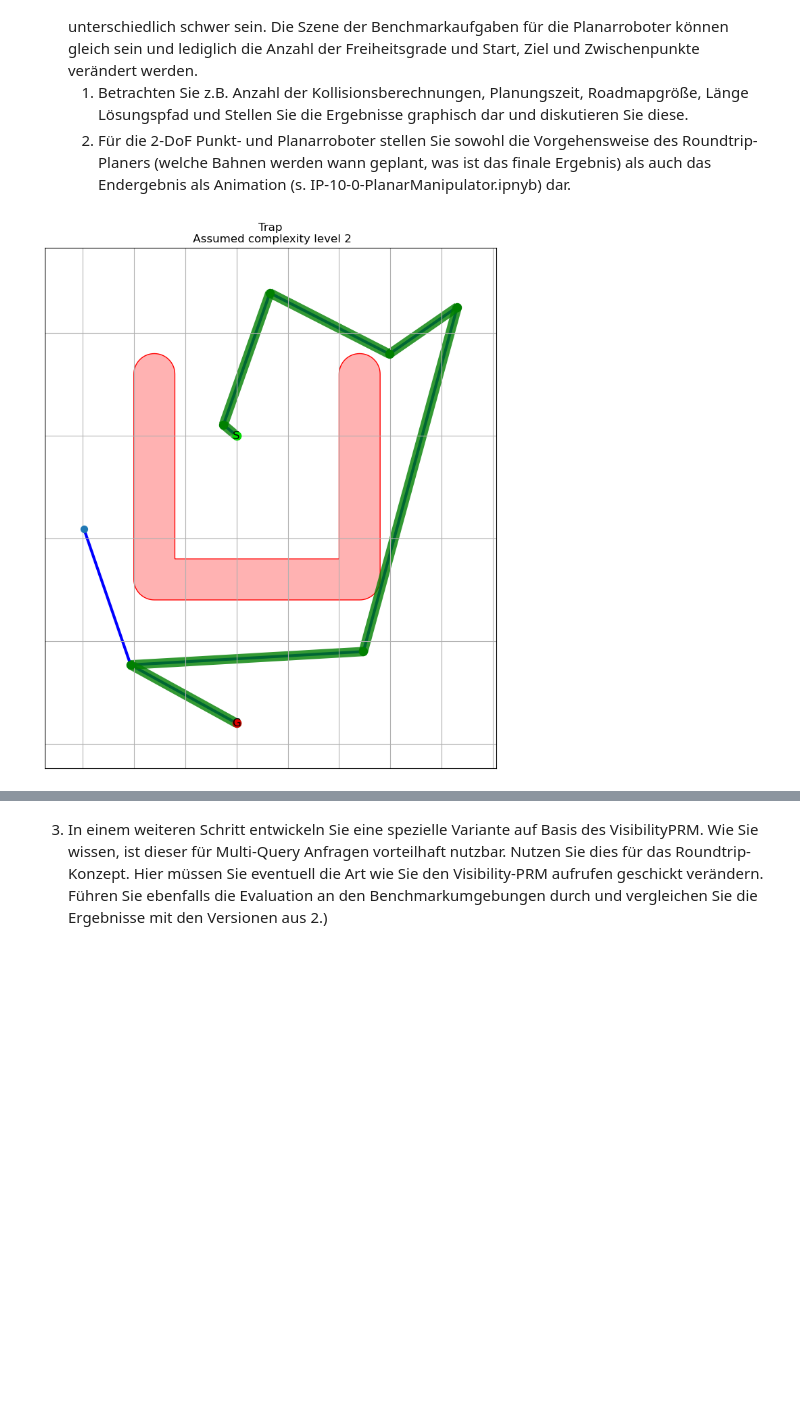
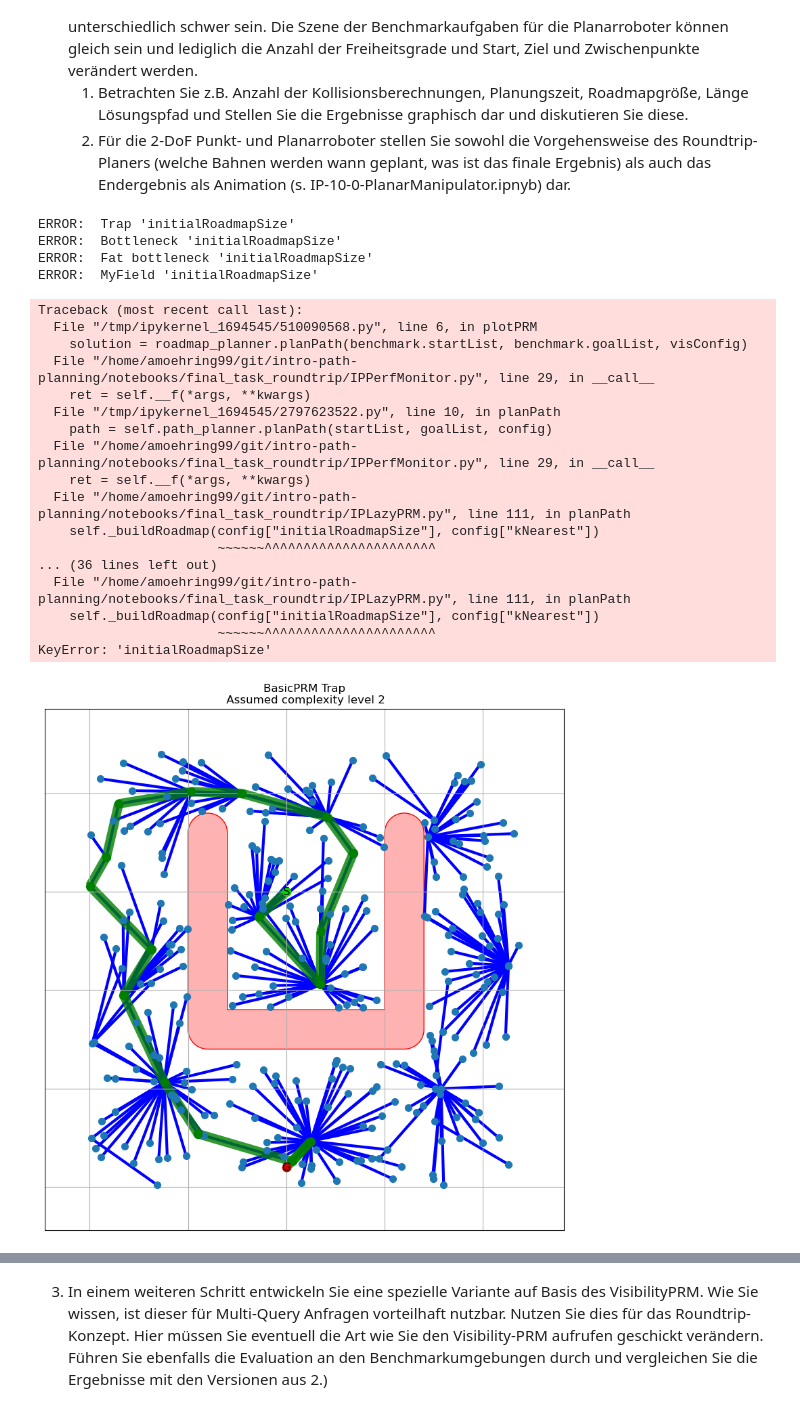
Before and after one commit to JoArrow/intro-path-planning, a Jupyter notebook: notebooks/final_task_roundtrip/Project-Roundtrip-Path.ipynb, the cells around one changed output, grey strips where cells are left out. Cells and saved outputs as stored; diff of their text form; code cells hidden in the pictures; blank space fills up the shorter version.

```diff
--- a/notebooks/final_task_roundtrip/Project-Roundtrip-Path.ipynb
+++ b/notebooks/final_task_roundtrip/Project-Roundtrip-Path.ipynb
@@ -43,21 +48,68 @@ from IPVisibilityPRM import VisPRM
+# %%
+def plotPRM(benchmark, visConfig):
+    try:
+        fig_local = plt.figure(figsize=(10,10))
+        ax = fig_local.add_subplot(1,1,1)
+        roadmap_planner = Roundtrip_path_planner(visConfig["planner"])
+        solution = roadmap_planner.planPath(benchmark.startList, benchmark.goalList, visConfig)
+        title = visConfig["planner"].__class__.__name__
+        title += " " + benchmark.name
+        if solution == []:
+            title += " (No path found!)"
+        title += "\n Assumed complexity level " + str(benchmark.level)
+        ax.set_title(title)
+        visConfig["visualizer"](roadmap_planner.path_planner, solution, ax=ax, nodeSize=50)
+    except Exception as e:
+        print("ERROR: ",benchmark.name, e)
+        traceback.print_exc()
 # %%
 visConfig = dict()
+
+# VisPRM
 visConfig["ntry"] = 40
 
-for benchmark in ts.benchList:
-    try:
-        fig_local = plt.figure(figsize=(10,10))
-        ax = fig_local.add_subplot(1,1,1)
-        planner = VisPRM(benchmark.collisionChecker)
-        roadmap_planner = Roundtrip_path_planner(planner)
-        solution = roadmap_planner.planPath(benchmark.startList, benchmark.goalList, visConfig)
-        title = benchmark.name
-        if solution == []:
-            title += " (No path found!)"
-        title += "\n Assumed complexity level " + str(benchmark.level)
-        ax.set_title(title)
-        basicPRMVisualize(roadmap_planner.path_planner, solution, ax=ax, nodeSize=50)
-    except Exception as e:
-        print("ERROR: ",benchmark.name, e)
+# BasicPRM
+visConfig["radius"]   = 5.0
+visConfig["numNodes"] = 300
+visConfig["useKDTree"] = True
+
+# LazyPRM
+visConfig["initialRoadmapSize"] = 40 # number of nodes of first roadmap
+visConfig["updateRoadmapSize"]  = 20 # number of nodes to add if there is no connection from start to end
+visConfig["kNearest"] = 5 # number of nodes to connect to during setup
+visConfig["maxIterations"] = 40 # number of iterations trying to refine the roadmap
+
+planners_and_visualizers = [
+    (BasicPRM, basicPRMVisualize),
+    (LazyPRM, lazyPRMVisualize),
+    (VisPRM, visibilityPRMVisualize)
+]
+
+for planner, visualizer in planners_and_visualizers:
+    visConfig["visualizer"] = visualizer
+    for benchmark in ts.benchList:
+        visConfig["planner"] = planner(benchmark.collisionChecker)
+        plotPRM(benchmark, visConfig)
 # %% [output]
+ERROR:  Trap 'initialRoadmapSize'
+ERROR:  Bottleneck 'initialRoadmapSize'
+ERROR:  Fat bottleneck 'initialRoadmapSize'
+ERROR:  MyField 'initialRoadmapSize'
+Traceback (most recent call last):
+  File "/tmp/ipykernel_1694545/510090568.py", line 6, in plotPRM
+    solution = roadmap_planner.planPath(benchmark.startList, benchmark.goalList, visConfig)
+  File "/home/amoehring99/git/intro-path-planning/notebooks/final_task_roundtrip/IPPerfMonitor.py", line 29, in __call__
+    ret = self.__f(*args, **kwargs)
+  File "/tmp/ipykernel_1694545/2797623522.py", line 10, in planPath
+    path = self.path_planner.planPath(startList, goalList, config)
+  File "/home/amoehring99/git/intro-path-planning/notebooks/final_task_roundtrip/IPPerfMonitor.py", line 29, in __call__
+    ret = self.__f(*args, **kwargs)
+  File "/home/amoehring99/git/intro-path-planning/notebooks/final_task_roundtrip/IPLazyPRM.py", line 111, in planPath
+    self._buildRoadmap(config["initialRoadmapSize"], config["kNearest"])
+                       ~~~~~~^^^^^^^^^^^^^^^^^^^^^^
+... (36 lines left out)
+  File "/home/amoehring99/git/intro-path-planning/notebooks/final_task_roundtrip/IPLazyPRM.py", line 111, in planPath
+    self._buildRoadmap(config["initialRoadmapSize"], config["kNearest"])
+                       ~~~~~~^^^^^^^^^^^^^^^^^^^^^^
+KeyError: 'initialRoadmapSize'
-[figure, old version]
+[figure, new version]
```
Also changed, not shown: parts of 2 cells of this notebook.
